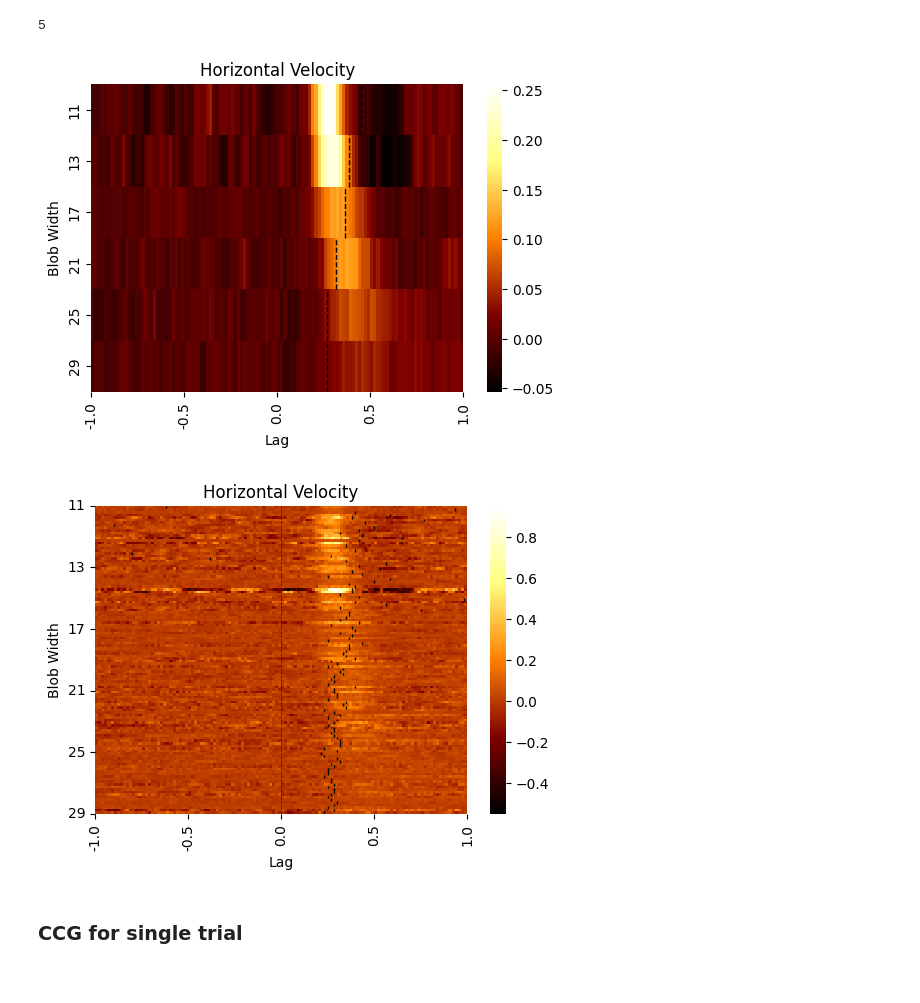
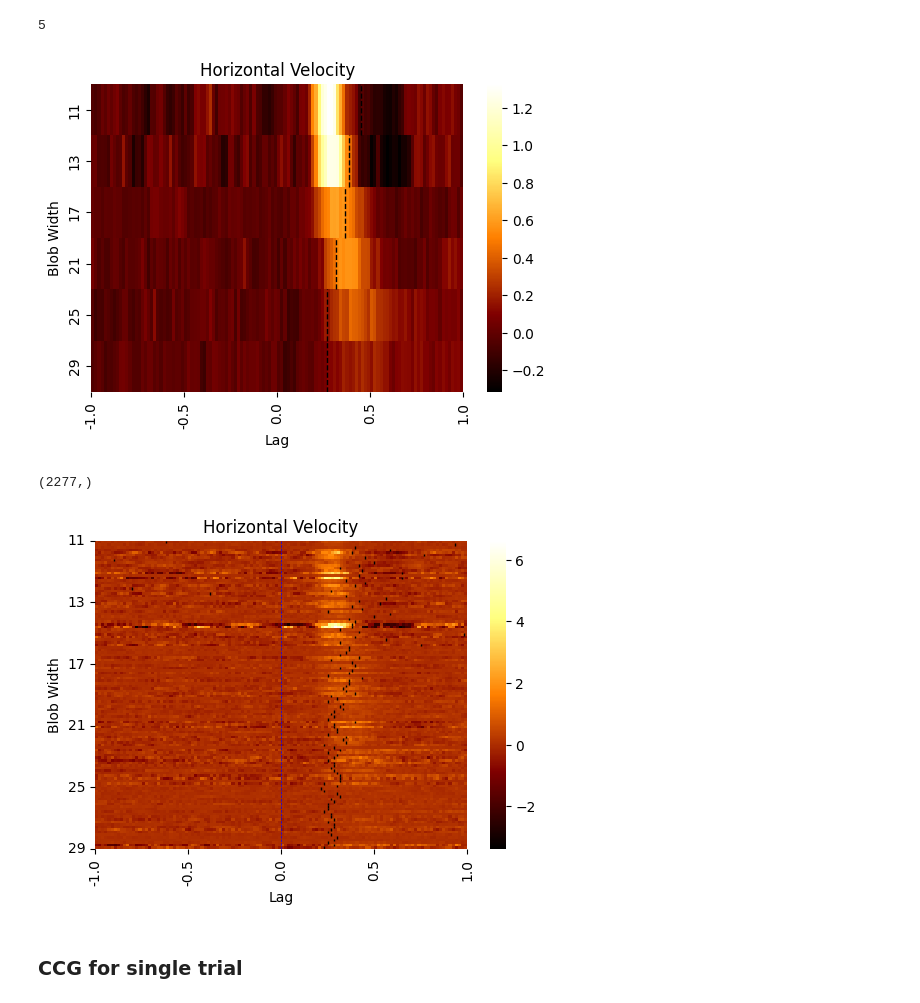
Before and after one commit to omeryildiran/Guido-Pascal-Omer-continuous-psychophysics, a Jupyter notebook: analysis_primier.ipynb, the cells around one changed output. Cells and saved outputs as stored; diff of their text form; code cells hidden in the pictures.

```diff
--- a/analysis_primier.ipynb
+++ b/analysis_primier.ipynb
@@ -16,8 +16,8 @@ mat_contents.keys()
 sigma=mat_contents['sigma']
 target=mat_contents['target'] # velocity of target motion for 1200 frames (20 seconds) and 30 trials
 response=mat_contents['response'] # velocity of participant's mouse movement for 1200 frames (20 seconds) and 30 trials
-# mouse_x=mat_contents['mouse_x'] # x position of participant's mouse movement for 1200 frames (20 seconds) and 30 trials
-# mouse_y=mat_contents['mouse_y'] # y position of participant's mouse movement for 1200 frames (20 seconds) and 30 trials
+#target=mat_contents['blob_x'] # x position of participant's mouse movement for 1200 frames (20 seconds) and 30 trials
+#response=mat_contents['mouse_x'] # y position of participant's mouse movement for 1200 frames (20 seconds) and 30 trials
 # blob_x=mat_contents['blob_x'] # x po    sition of target for trialNum200 frames (20 seconds) and 30 trials
 # blob_y=mat_contents['blob_y'] # y position of target for trialNum200 frames (20 seconds) and 30 trials
 # # get diff for velocity to find horizontal and vertical velocity
@@ -25,7 +25,7 @@ response=mat_contents['response'] # velocity of participant's mouse movement for
 # blob_y_velocity=np.diff(blob_y)
 # mouse_x_velocity=np.diff(mouse_x)
 # mouse_y_velocity=np.diff(mouse_y)
-nTrial=len(sigma)
+nTrial=len(sigma.flatten())
 nSigma=6
 nTrialPerSigma=nTrial//nSigma
 nTrialPerBlock=5
@@ -135,8 +121,12 @@ for blob_width in range(len(blob_widths)):
         X=tmp_trial['response'] # bonnen data
         #Y=tmp_trial['blob_x']
         Y=tmp_trial['target'] # bonnen data
-        X=(X-np.min(X))/(np.max(X)-np.min(X))*2-1        # normalize X
-        Y=(Y-np.min(Y))/(np.max(Y)-np.min(Y))*2-1        # normalize Y
+        #X=(X-np.min(X))/(np.max(X)-np.min(X))*2-1        # normalize X
+        # iinstad of normalizing take zscore
+        X=(X-np.mean(X))/np.std(X)
+
+        #Y=(Y-np.min(Y))/(np.max(Y)-np.min(Y))*2-1        # normalize Y
+        Y= (Y-np.mean(Y))/np.std(Y)
         ccg_single_trial= np.correlate(np.diff(X), np.diff(Y), 'full')
         #ccg_single_trial = np.correlate(X, Y, 'full') # bonnen data
         ccg_single_trials.append(ccg_single_trial)
@@ -150,34 +140,38 @@ ccg_blob_mean=np.array(ccg_blob_mean)
 ccg_blob_mean_trimmed = ccg_blob_mean[:, len_trial - lag_range : len_trial + lag_range]
 # trim single ccgs for each blob width
 ccg_single_blob=np.array(ccg_single_blob)
 ccg_single_blob_trimmed = ccg_single_blob[:, :, len_trial - lag_range: len_trial + lag_range]
 # trim single ccgs for each trial
 ccg_single_trials=np.array(ccg_single_trials)
 ccg_single_trials_trimmed = ccg_single_trials[:, len_trial - lag_range: len_trial + lag_range]
 
 # create heatmap for mean of cross correlation for trials with the same sigma value
 plt.figure(figsize=(6, 4))
 sns.heatmap(ccg_blob_mean_trimmed, cmap='afmhot',yticklabels=blob_widths)
 
 # set x axis ticks from -120 to 120 with ticks at every 20 units
 x=np.linspace(0, frameRate*lag_time*2, 5)
 labels=np.linspace(-lag_time, lag_time, len(x))
 plt.xticks(x, labels, rotation='vertical')
 #plt.imshow(ccg_blob_mean, cmap='afmhot', aspect='auto', yticklabels=blob_widths)
 plt.title('Horizontal Velocity')
 plt.xlabel('Lag')
 plt.ylabel('Blob Width')
 
 # Find lag indices of peaks in each row
 peak_indices = np.argmax(ccg_blob_mean_trimmed, axis=1)
 # Trace peak for each blob width
 # Add peak lines to the heatmap
 for i, peak_index in enumerate(peak_indices):
     plt.axvline(x=peak_index, color='black', linestyle='--', linewidth=1, ymin=i/len(blob_widths), ymax=(i+1)/len(blob_widths))
 plt.show()
 #plt.colorbar()
 # %% [output]
-[figure, old version]
+[figure, new version]
+# %%
+ccg_single_blob[1][1].shape
+# %% [output]
+(2277,)
 # %%
 # create heatmap for mean of cross correlation for trials with the same sigma value
 plt.figure(figsize=(6, 4))
@@ -204,7 +198,7 @@ for i, peak_index in enumerate(peak_indices):
     plt.axvline(x=peak_index, color='black', linestyle='--', linewidth=1, ymin=i/nTrial, ymax=(i+1)/nTrial)
 plt.show()
 # %% [output]
-[figure, old version]
+[figure, new version]
 # %% [markdown]
 ### CCG for single trial
 # %%
```
Also changed, not shown: parts of 28 cells of this notebook.
